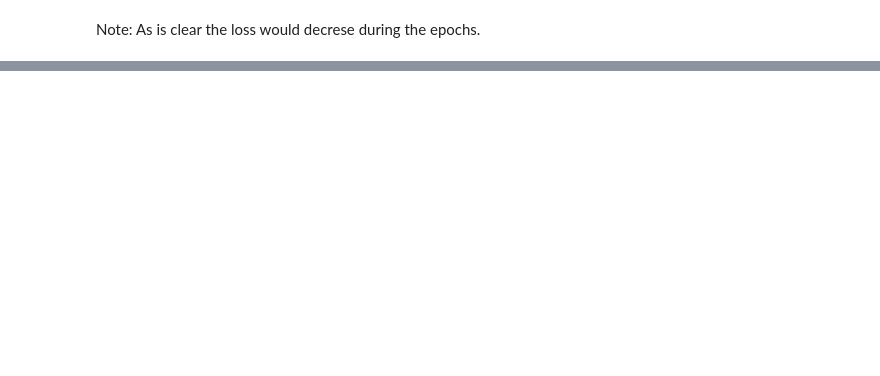
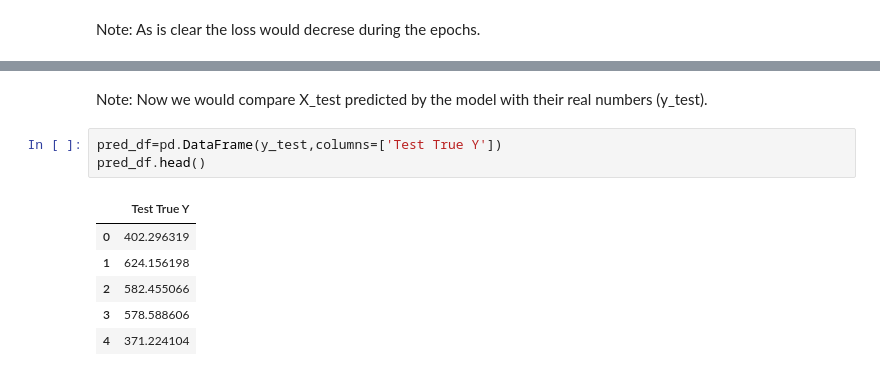
Before and after one commit to Ali-mohammadi-design/TensorFlow, a Jupyter notebook: Tensorflow_ANN_two_Featured_Home_Price.ipynb, the cells around one changed output, grey strips where cells are left out. Drawn from its saved outputs; the diff is of its cells as text; blank space fills up the shorter version.

```diff
--- a/Tensorflow_ANN_two_Featured_Home_Price.ipynb
+++ b/Tensorflow_ANN_two_Featured_Home_Price.ipynb
@@ -162,0 +199,12 @@ Note: As is clear the loss would decrese during the epochs.
+# %% [markdown]
+Note: Now we would compare X_test predicted by the model with their real numbers (y_test).
+# %%
+pred_df=pd.DataFrame(y_test,columns=['Test True Y'])
+pred_df.head()
+# %% [output]
+|  | Test True Y |
+| 0 | 402.296319 |
+| 1 | 624.156198 |
+| 2 | 582.455066 |
+| 3 | 578.588606 |
+| 4 | 371.224104 |
```
Also changed, not shown: parts of 39 cells of this notebook.
